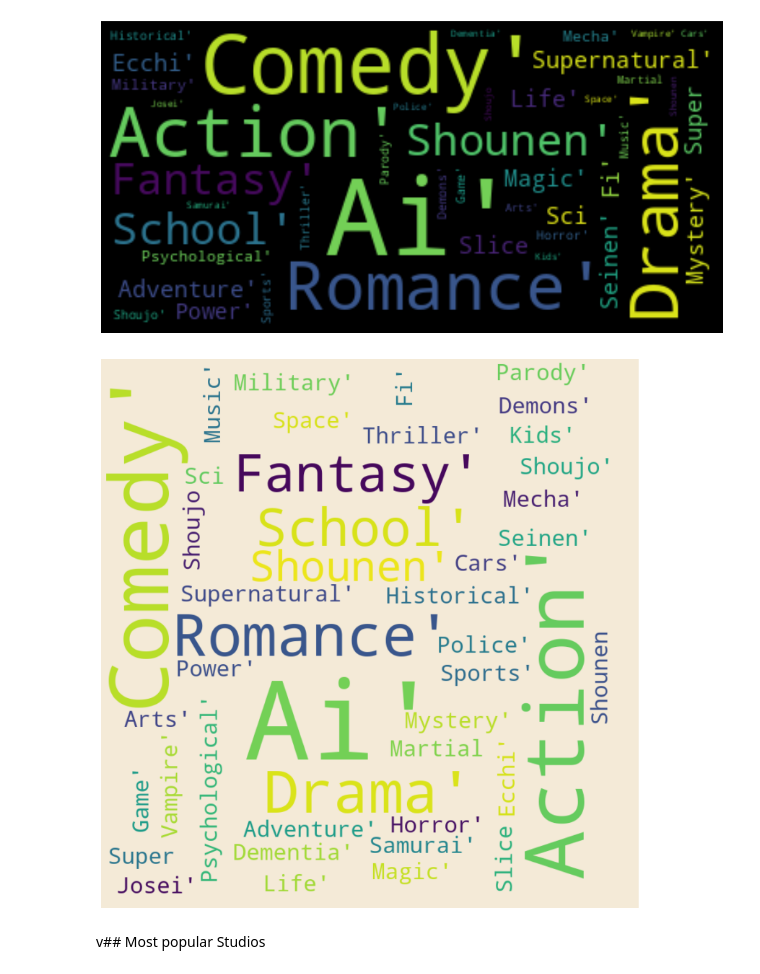
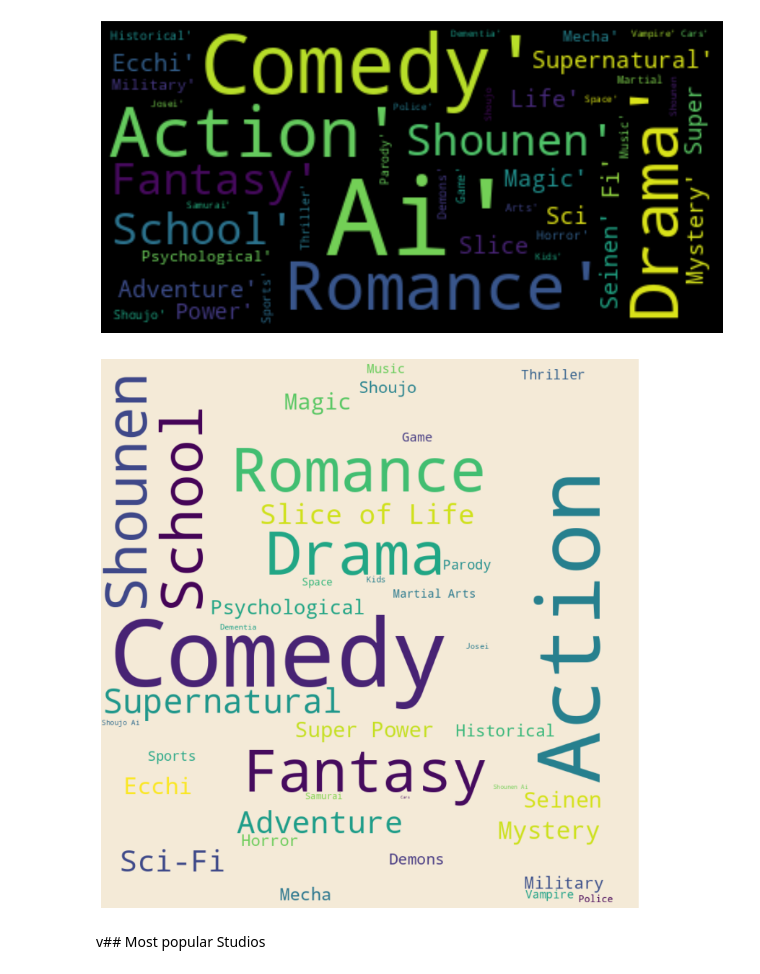
Before and after one commit to mijkami/Anime_Map, a Jupyter notebook: notebooks/Visualization_slides.ipynb, the cells around one changed output. Cells and saved outputs as stored; diff of their text form; code cells hidden in the pictures.

Commit message:
removed apostrophe from cloud of words

```diff
--- a/notebooks/Visualization_slides.ipynb
+++ b/notebooks/Visualization_slides.ipynb
@@ -273,26 +288,28 @@ plt.show()
 # %%
 import pandas as pd
 import numpy as np
 import seaborn as sns
 import matplotlib.pyplot as plt
 from wordcloud import WordCloud, STOPWORDS
 from PIL import Image
 from os import path
 import os
 d = path.dirname(__file__) if "__file__" in locals() else os.getcwd()
 # Start with one review:
-text = str(popular_genres_clean['index'].to_list())
+#text = str(popular_genres_clean['index'].to_list())
+#without '
+text = dict(zip(popular_genres_clean['index'], popular_genres_clean[0]))
 mask = np.array(Image.open(path.join(d, "images/pikachu-logo-115510579622mch5qulg6.png")))
 # Create and generate a word cloud image:
-wordcloud = WordCloud(background_color="#f4ead7", max_words=1000, mask=mask, margin=10,
-               random_state=1).generate(text)
+wordcloud = WordCloud(background_color="#f4ead7", mask=mask,
+               random_state=1).generate_from_frequencies(text)
 # Display the generated image:
 plt.subplots(figsize=(16, 14))
 plt.imshow(wordcloud, interpolation='bilinear')
 plt.axis("off")
 plt.show()
 # %% [output]
-[figure, old version]
+[figure, new version]
 # %% [markdown]
 v## Most popular Studios
 # %%
```
Also changed, not shown: parts of 1 cell of this notebook.
